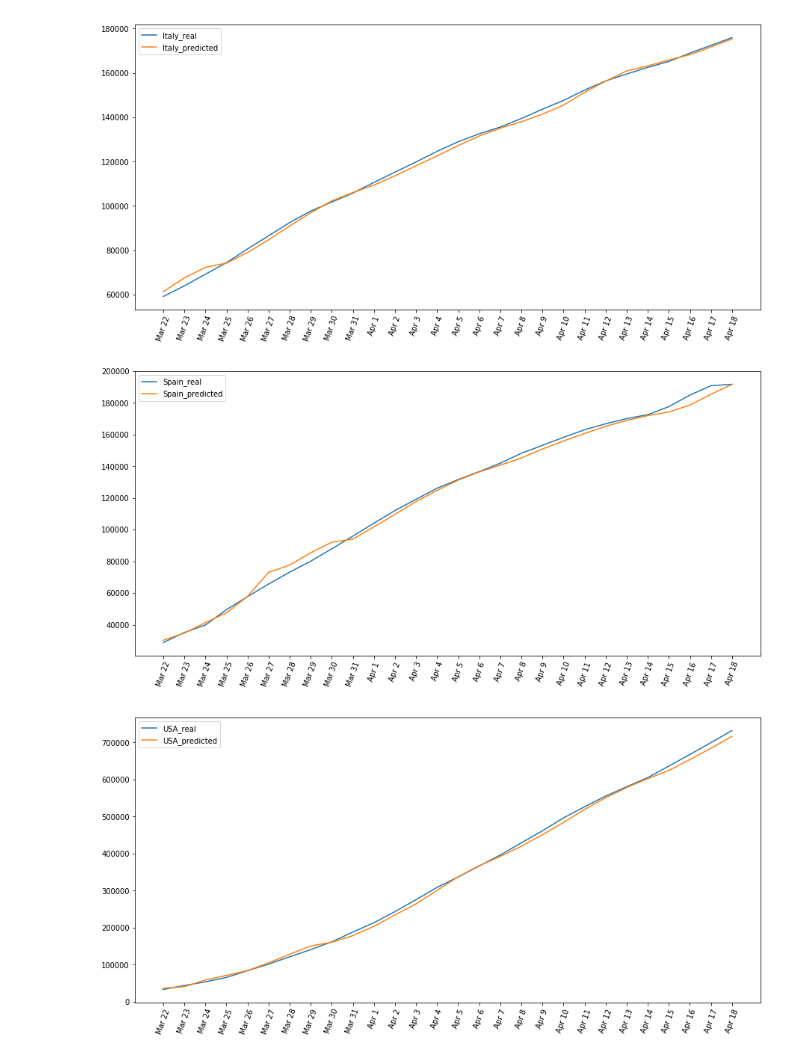
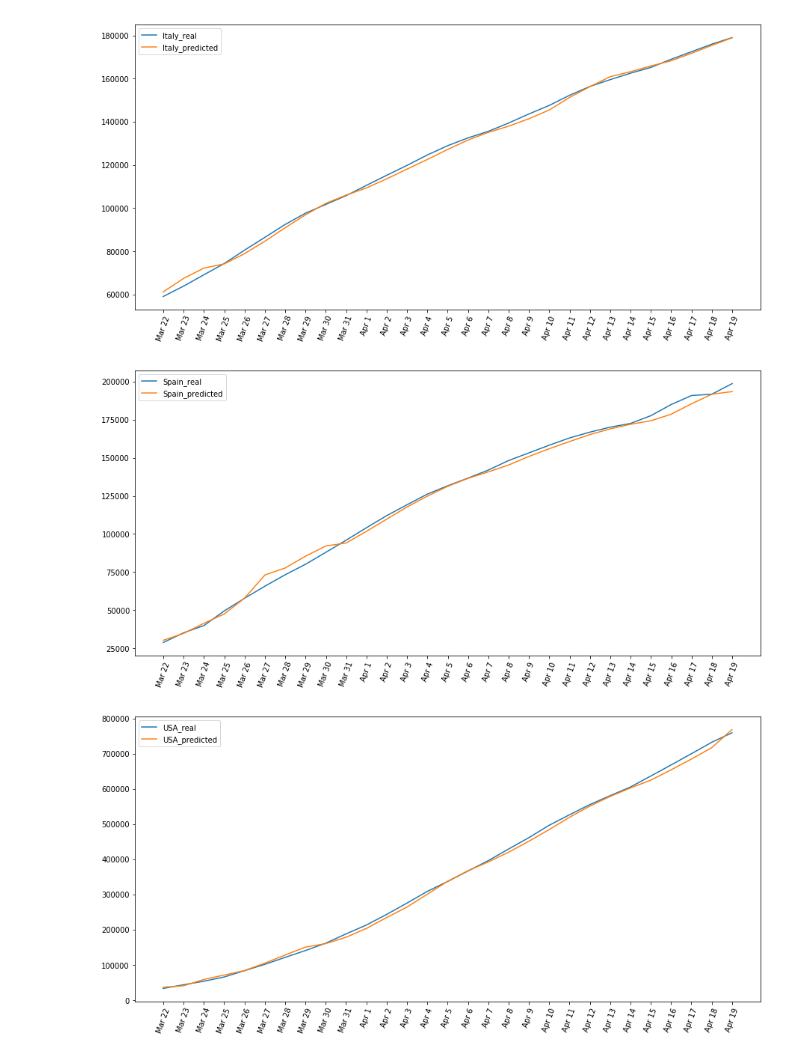
Before and after one commit to lucastsutsui/corona-prediction, a Jupyter notebook: realVsPredictedComparison.ipynb, the cells around one changed output. Drawn from its saved outputs; the diff is of its cells as text; code cells hidden in the pictures.

```diff
--- a/realVsPredictedComparison.ipynb
+++ b/realVsPredictedComparison.ipynb
@@ -22,34 +22,34 @@ for country in ["Italy", "Spain", "USA", "Brazil"]:
     realData[country] = []
     predData[country] = []
 
 for i in range(int(len(dataset) / 2)):
     predData["Italy"].append(dataset[2 * i][0])
     realData["Italy"].append(dataset[(2 * i) + 1][0])
 
     predData["Spain"].append(dataset[2 * i][1])
     realData["Spain"].append(dataset[(2 * i) + 1][1])
 
     predData["USA"].append(dataset[2 * i][2])
     realData["USA"].append(dataset[(2 * i) + 1][2])
 
     predData["Brazil"].append(dataset[2 * i][3])
     realData["Brazil"].append(dataset[(2 * i) + 1][3])
 
 xlabel = ["Mar 22", "Mar 23", "Mar 24", "Mar 25", "Mar 26",
           "Mar 27", "Mar 28", "Mar 29", "Mar 30", "Mar 31",
           "Apr 1", "Apr 2", "Apr 3", "Apr 4", "Apr 5",
           "Apr 6", "Apr 7", "Apr 8", "Apr 9", "Apr 10",
           "Apr 11", "Apr 12", "Apr 13", "Apr 14", "Apr 15",
-          "Apr 16", "Apr 17", "Apr 18"]
+          "Apr 16", "Apr 17", "Apr 18", "Apr 19"]
 
 for country in ["Italy", "Spain", "USA", "Brazil"]:
     plt.figure(figsize=(15,7))
     plt.plot(realData[country], label=country + "_real")
     plt.plot(predData[country], label=country+"_predicted")
     plt.legend()
     plt.xticks(range(len(xlabel)), xlabel, rotation=70)
     plt.show()
 # %% [output]
-[figure, old version]
+[figure, new version]
-[figure, old version]
+[figure, new version]
-[figure, old version]
+[figure, new version]
```
Also changed, not shown: parts of 2 cells of this notebook, 2 other files.
